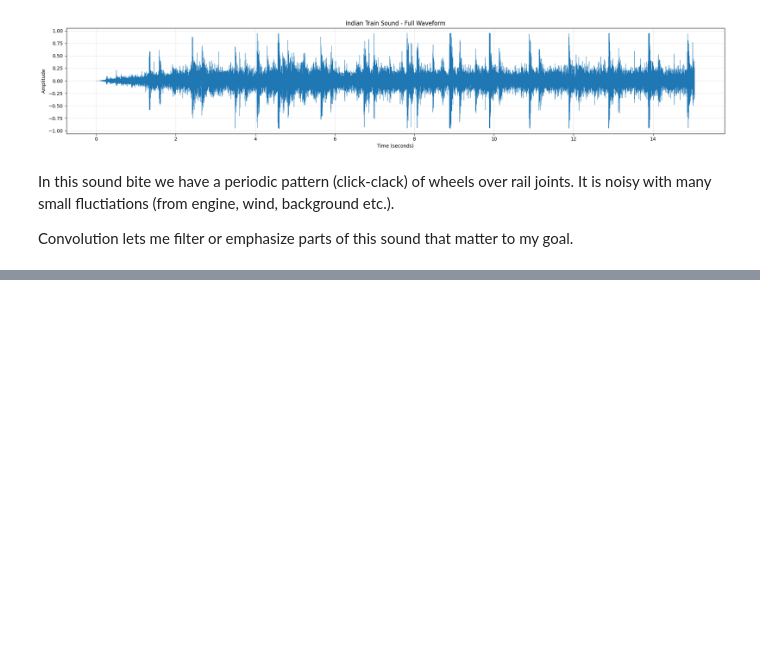
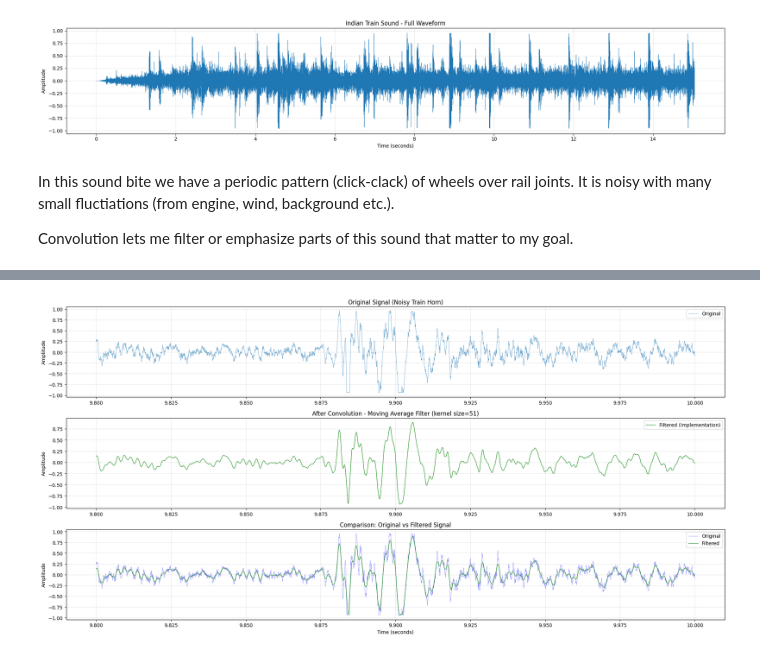
Before and after one commit to shwetavbehera/signalprocessing, a Jupyter notebook: mc1/mc1_convolutions.ipynb, the cells around one changed output, grey strips where cells are left out. Saved outputs shown, nothing was run; the diff lists cells and outputs as text; code cells hidden in the pictures; blank space fills up the shorter version.

```diff
--- a/mc1/mc1_convolutions.ipynb
+++ b/mc1/mc1_convolutions.ipynb
@@ -345,0 +132,73 @@ print(f"\nSaved overlay figure: {overlay_path}")
+# %%
+segment_start = 9.8
+segment_end = 10
+start_idx = int(segment_start * sr_train)
+end_idx = int((segment_end) * sr_train)
+signal = y_train[start_idx:end_idx]
+
+print(f"Sample signal: 0.2s of train horn audio")
+print(f"Sample rate: {sr_train} Hz")
+print(f"Signal length: {len(signal)} samples")
+print()
+
+# DESIGN FILTER KERNEL: Simple moving average (low-pass filter)
+# WHY: Smooths out high-frequency noise while preserving horn shape
+kernel_size = 51  # Must be odd for symmetric filter
+kernel = np.ones(kernel_size) / kernel_size
+
+print(f"Filter kernel: Moving average, size={kernel_size}")
+print(f"Effect: Smooths signal by averaging {kernel_size} adjacent samples")
+print()
+
+# Apply implemented convolution
+signal_filtered_impl = convolve_1d(signal, kernel, mode='same')
+
+# Apply LIBRARY convolution (for comparison)
+signal_filtered_numpy = np.convolve(signal, kernel, mode='same')
+
+# QUANTITATIVE COMPARISON: implementation vs Library
+print("="*70)
+print("COMPARISON: Implementation vs NumPy Library")
+print("="*70)
+
+difference = signal_filtered_impl - signal_filtered_numpy
+max_abs_error = np.max(np.abs(difference))
+mean_abs_error = np.mean(np.abs(difference))
+rms_error = np.sqrt(np.mean(difference ** 2))
+
+print(f"Maximum absolute error: {max_abs_error:.2e}")
+print(f"Mean absolute error:    {mean_abs_error:.2e}")
+print(f"RMS error:              {rms_error:.2e}")
+print()
+
+# Visualize before vs After
+fig, axes = plt.subplots(3, 1, figsize=(20, 10))
+
+time_axis = np.linspace(segment_start, segment_end, len(signal))
+
+# Original signal
+axes[0].plot(time_axis, signal, linewidth=0.5, alpha=0.8, label='Original')
+axes[0].set_ylabel('Amplitude')
+axes[0].set_title('Original Signal (Noisy Train Horn)')
+axes[0].legend()
+axes[0].grid(True, alpha=0.3)
+
+# Filtered signal Implementation
+axes[1].plot(time_axis, signal_filtered_impl, linewidth=0.8, color='green', label='Filtered (Implementation)')
+axes[1].set_ylabel('Amplitude')
+axes[1].set_title(f'After Convolution - Moving Average Filter (kernel size={kernel_size})')
+axes[1].legend()
+axes[1].grid(True, alpha=0.3)
+
+# Overlay comparison
+axes[2].plot(time_axis, signal, linewidth=0.5, alpha=0.5, label='Original', color='blue')
+axes[2].plot(time_axis, signal_filtered_impl, linewidth=1, alpha=0.8, label='Filtered', color='green')
+axes[2].set_xlabel('Time (seconds)')
+axes[2].set_ylabel('Amplitude')
+axes[2].set_title('Comparison: Original vs Filtered Signal')
+axes[2].legend()
+axes[2].grid(True, alpha=0.3)
+
+plt.tight_layout()
+plt.show()
+# %% [output]
@@ -345,0 +218 @@ print(f"\nSaved overlay figure: {overlay_path}")
+[figure, added]
```
Also changed, not shown: parts of 27 cells of this notebook, 2 other files.
